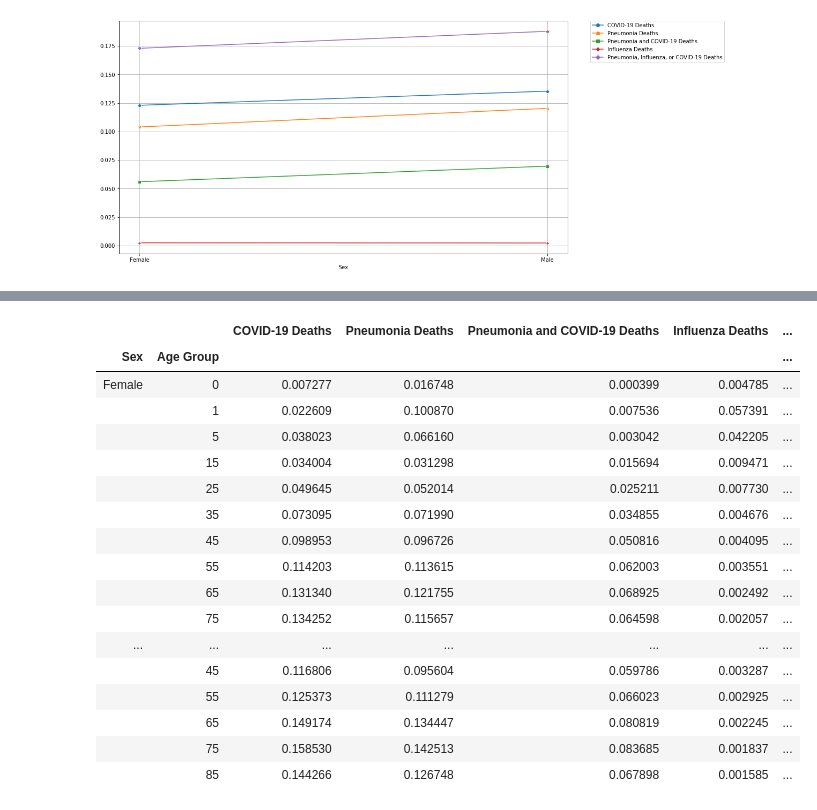
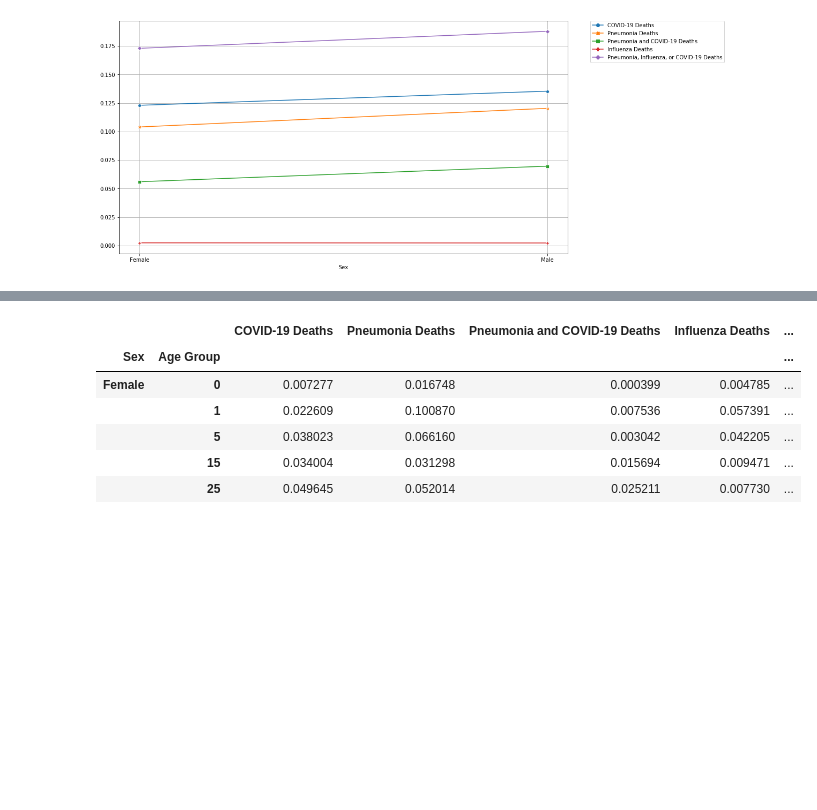
Before and after one commit to aditya-chichani/Covid-ICU-Bed-Allocation-System, a Jupyter notebook: 3036386807_3036383856_3037444215/analysis/data-processing.ipynb, the cells around one changed output, grey strips where cells are left out. Saved outputs shown, nothing was run; the diff lists cells and outputs as text; code cells hidden in the pictures; blank space fills up the shorter version.

```diff
--- a/3036386807_3036383856_3037444215/analysis/data-processing.ipynb
+++ b/3036386807_3036383856_3037444215/analysis/data-processing.ipynb
@@ -105,25 +67,14 @@ plt.legend(bbox_to_anchor=(1.05, 1), loc='upper left', borderaxespad=0)
 # %%
 total_summary_df = df.groupby(['Sex','Age Group']).agg(np.sum)
 total_prob_df = total_summary_df.apply(lambda x : x/total_summary_df['Total Deaths'])
 total_prob_df.drop('Total Deaths', axis = 1, inplace = True)
-total_prob_df
+total_prob_df.head()
 # %% [output]
 |  |  | COVID-19 Deaths | Pneumonia Deaths | Pneumonia and COVID-19 Deaths | Influenza Deaths | ... |
 | Sex | Age Group |  |  |  |  | ... |
 | Female | 0 | 0.007277 | 0.016748 | 0.000399 | 0.004785 | ... |
 |  | 1 | 0.022609 | 0.100870 | 0.007536 | 0.057391 | ... |
 |  | 5 | 0.038023 | 0.066160 | 0.003042 | 0.042205 | ... |
 |  | 15 | 0.034004 | 0.031298 | 0.015694 | 0.009471 | ... |
 |  | 25 | 0.049645 | 0.052014 | 0.025211 | 0.007730 | ... |
-|  | 35 | 0.073095 | 0.071990 | 0.034855 | 0.004676 | ... |
-|  | 45 | 0.098953 | 0.096726 | 0.050816 | 0.004095 | ... |
-|  | 55 | 0.114203 | 0.113615 | 0.062003 | 0.003551 | ... |
-|  | 65 | 0.131340 | 0.121755 | 0.068925 | 0.002492 | ... |
-|  | 75 | 0.134252 | 0.115657 | 0.064598 | 0.002057 | ... |
-| ... | ... | ... | ... | ... | ... | ... |
-|  | 45 | 0.116806 | 0.095604 | 0.059786 | 0.003287 | ... |
-|  | 55 | 0.125373 | 0.111279 | 0.066023 | 0.002925 | ... |
-|  | 65 | 0.149174 | 0.134447 | 0.080819 | 0.002245 | ... |
-|  | 75 | 0.158530 | 0.142513 | 0.083685 | 0.001837 | ... |
-|  | 85 | 0.144266 | 0.126748 | 0.067898 | 0.001585 | ... |
 # %%
```
Also changed, not shown: parts of 21 cells of this notebook.
